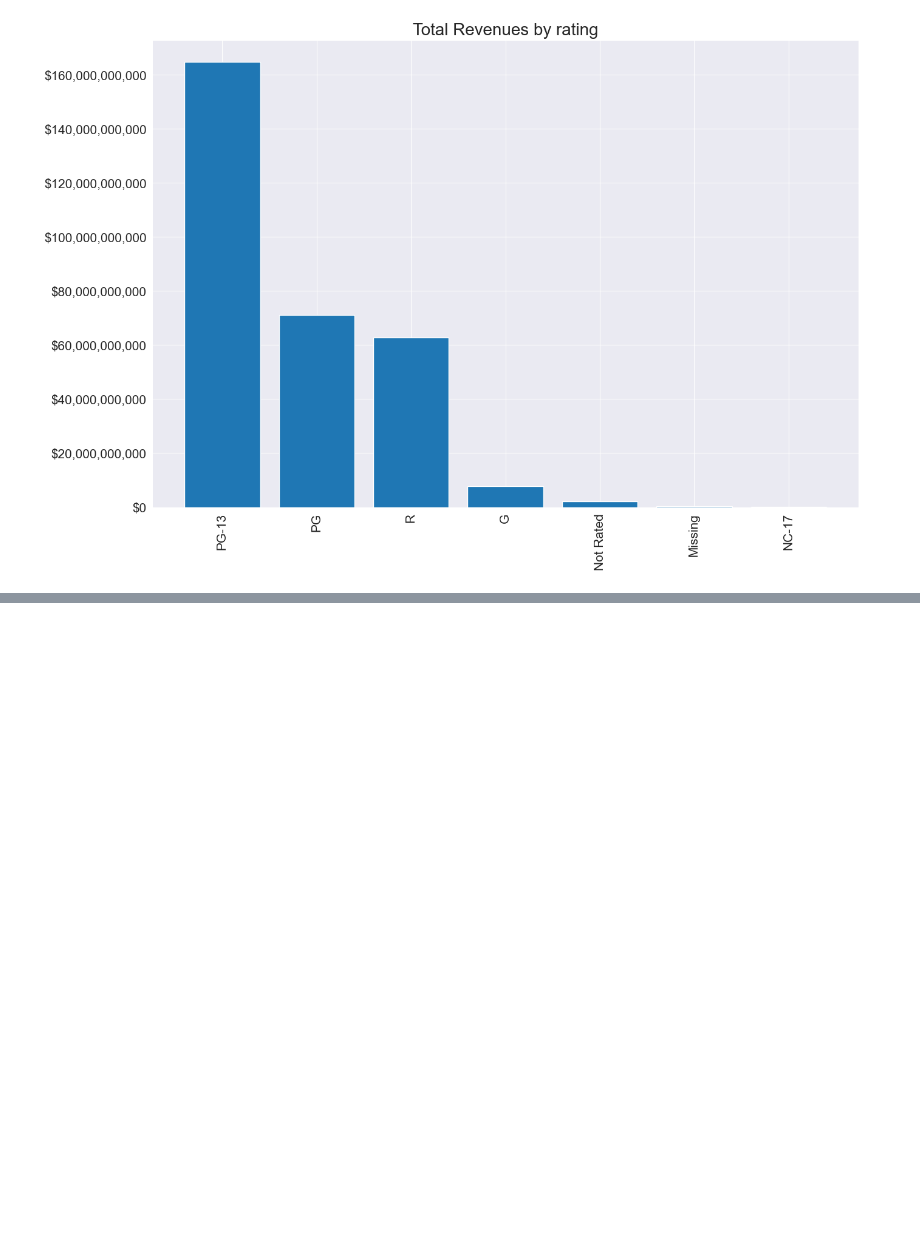
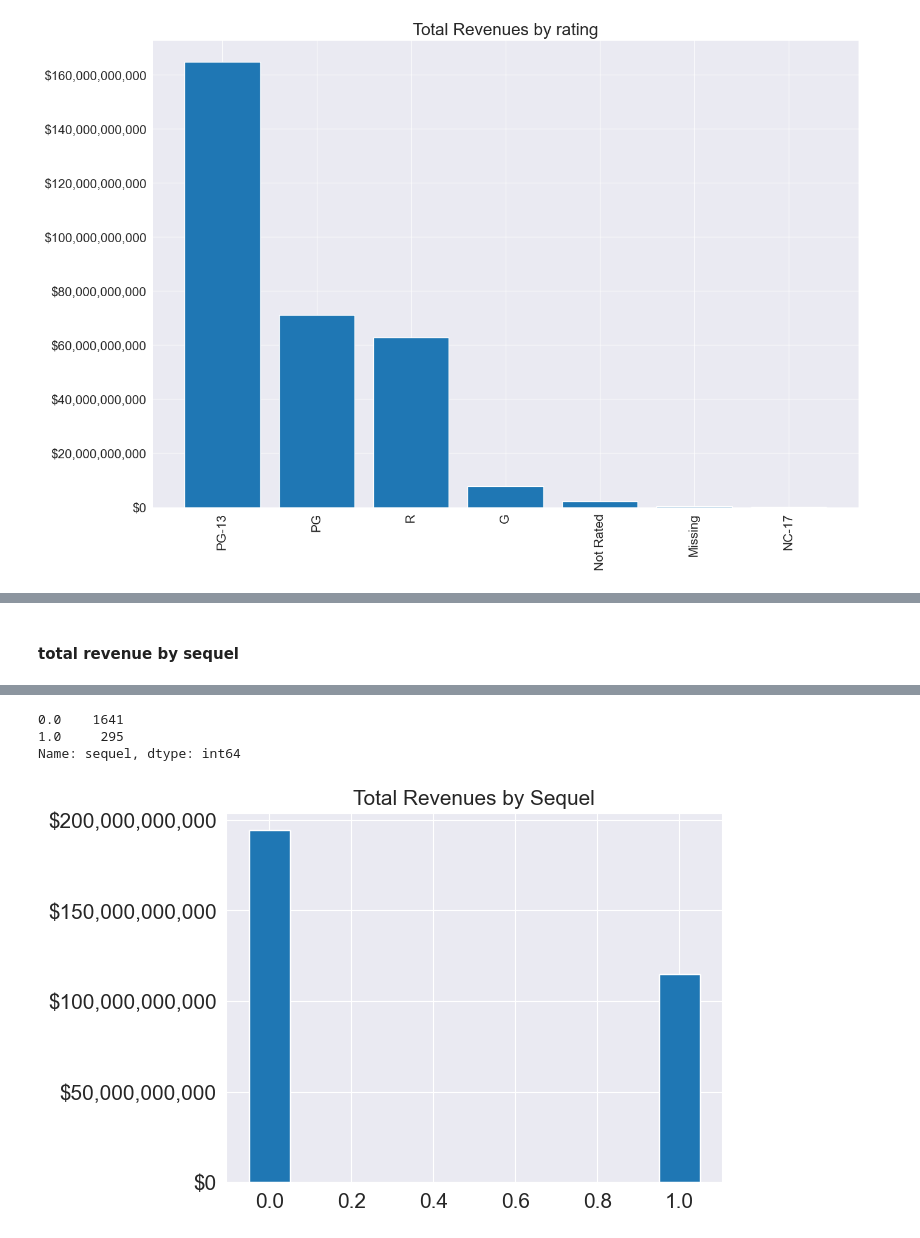
Before and after one commit to rahulakrish/movie_studio_recommendation, a Jupyter notebook: notebook.ipynb, the cells around one changed output, grey strips where cells are left out. Cells and saved outputs as stored; diff of their text form; code cells hidden in the pictures; blank space fills up the shorter version.

```diff
--- a/notebook.ipynb
+++ b/notebook.ipynb
@@ -587,3 +599,5 @@ total_revenue('rating')
+# %% [markdown]
+#### total revenue by sequel
 # %%
 df.head()
 # %% [output]
@@ -593,23 +607,30 @@ df.head()
 | 2 | End of the Spear | 2006 | 34620100 | 10000000 | 11748661 | 175380 | ... |
 | 3 | A Prairie Home Companion | 2006 | 24910100 | 10000000 | 20342852 | 6373339 | ... |
 | 4 | Saw III | 2006 | 5840100 | 10000000 | 80238724 | 83638091 | ... |
+# %%
+df['sequel'].value_counts()
+# %% [output]
+0.0    1641
+1.0     295
+Name: sequel, dtype: int64
 # %%
-# #group revenue by genres
-# genres = df.groupby(df['genre']).sum()
+#group revenue by genres
+sequel_df = df.groupby(df['sequel']).sum()
 
-# #sort in descending order for easy viz
-# genres.sort_values(by=['total_revenue'],inplace=True,ascending=False)
+#sort in descending order for easy viz
+sequel_df.sort_values(by=['total_revenue'],inplace=True,ascending=False)
 
-# #plotting
-# fig,ax = plt.subplots(figsize=(15,10))
-# # to get the dollar sign
-# ax.yaxis.set_major_formatter('${x:1.2f}')
-# #to get the comma
-# fmt = '${x:,.0f}'
-# tick = mtick.StrMethodFormatter(fmt)
-# ax.yaxis.set_major_formatter(tick)
-# #plotting data
-# ax.bar(x=genres.index,height=genres['total_revenue']);
-# ax.tick_params(axis='x',labelrotation=90,labelsize=15)
-# ax.tick_params(axis='y',labelsize=15)
-# ax.set_title('Total Revenues by Genre',{'fontsize':15});
+#plotting
+fig,ax = plt.subplots()
+# to get the dollar sign
+ax.yaxis.set_major_formatter('${x:1.2f}')
+#to get the comma
+fmt = '${x:,.0f}'
+tick = mtick.StrMethodFormatter(fmt)
+ax.yaxis.set_major_formatter(tick)
+#plotting data
+ax.bar(x=sequel_df.index,height=sequel_df['total_revenue'],width=0.1);
+ax.tick_params(axis='both',labelsize=15)
+ax.set_title('Total Revenues by Sequel',{'fontsize':15});
+# %% [output]
+[figure, added]
```
Also changed, not shown: parts of 4 cells of this notebook.
